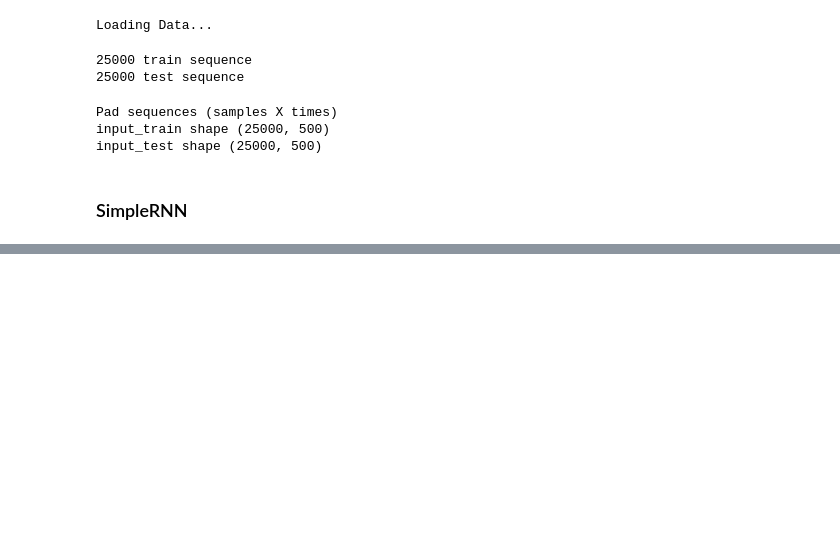
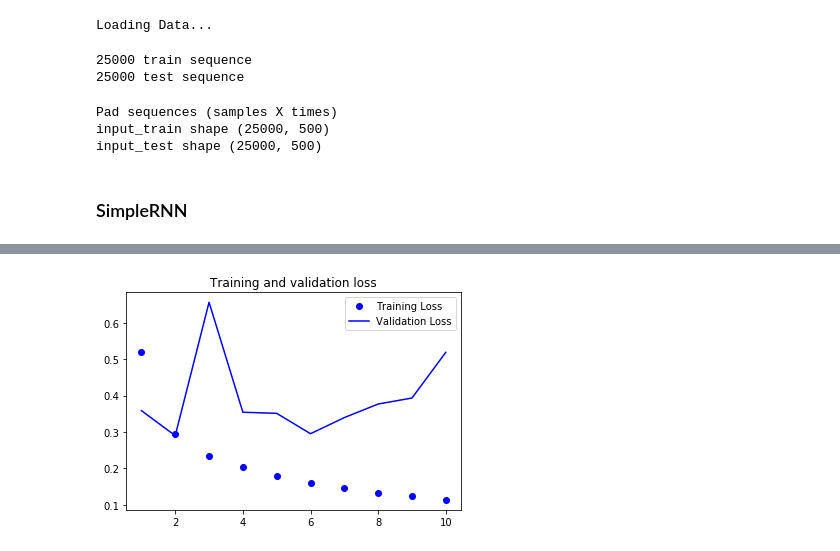
Before and after one commit to siddharthparmar7/deep-learning-with-python, a Jupyter notebook: Deep learning for text and sequences.ipynb, the cells around one changed output, grey strips where cells are left out. Drawn from its saved outputs; the diff is of its cells as text; code cells hidden in the pictures; blank space fills up the shorter version.

Commit message:
RNN with LSTM and GRU

```diff
--- a/Deep learning for text and sequences.ipynb
+++ b/Deep learning for text and sequences.ipynb
@@ -492,0 +495,14 @@ As a reminder, in chapter 3, the first naive approach to this dataset got you to
+# %%
+model_with_LSTM = models.Sequential()
+model_with_LSTM.add(layers.Embedding(max_features, 32))
+model_with_LSTM.add(layers.LSTM(32))
+model_with_LSTM.add(layers.Dense(1, activation="sigmoid"))
+# %%
+model_with_LSTM.compile(loss=losses.binary_crossentropy,
+                        optimizer=optimizers.RMSprop(),
+                        metrics=['acc'])
+# %%
+history_with_LSTM = model_with_LSTM.fit(input_train, y_train,
+                                        epochs=10,
+                                        batch_size=128,
+                                        validation_split=0.2)
@@ -492,0 +530,12 @@ As a reminder, in chapter 3, the first naive approach to this dataset got you to
+# %%
+acc = history_with_LSTM.history['acc']
+val_acc = history_with_LSTM.history['val_acc']
+
+loss = history_with_LSTM.history['loss']
+val_loss = history_with_LSTM.history['val_loss']
+
+epochs = range(1, len(acc) + 1)
+# %%
+plot_loss(loss, val_loss, epochs)
+# %% [output]
+[figure, added]
```
Also changed, not shown: parts of 63 cells of this notebook, 2 other files.
